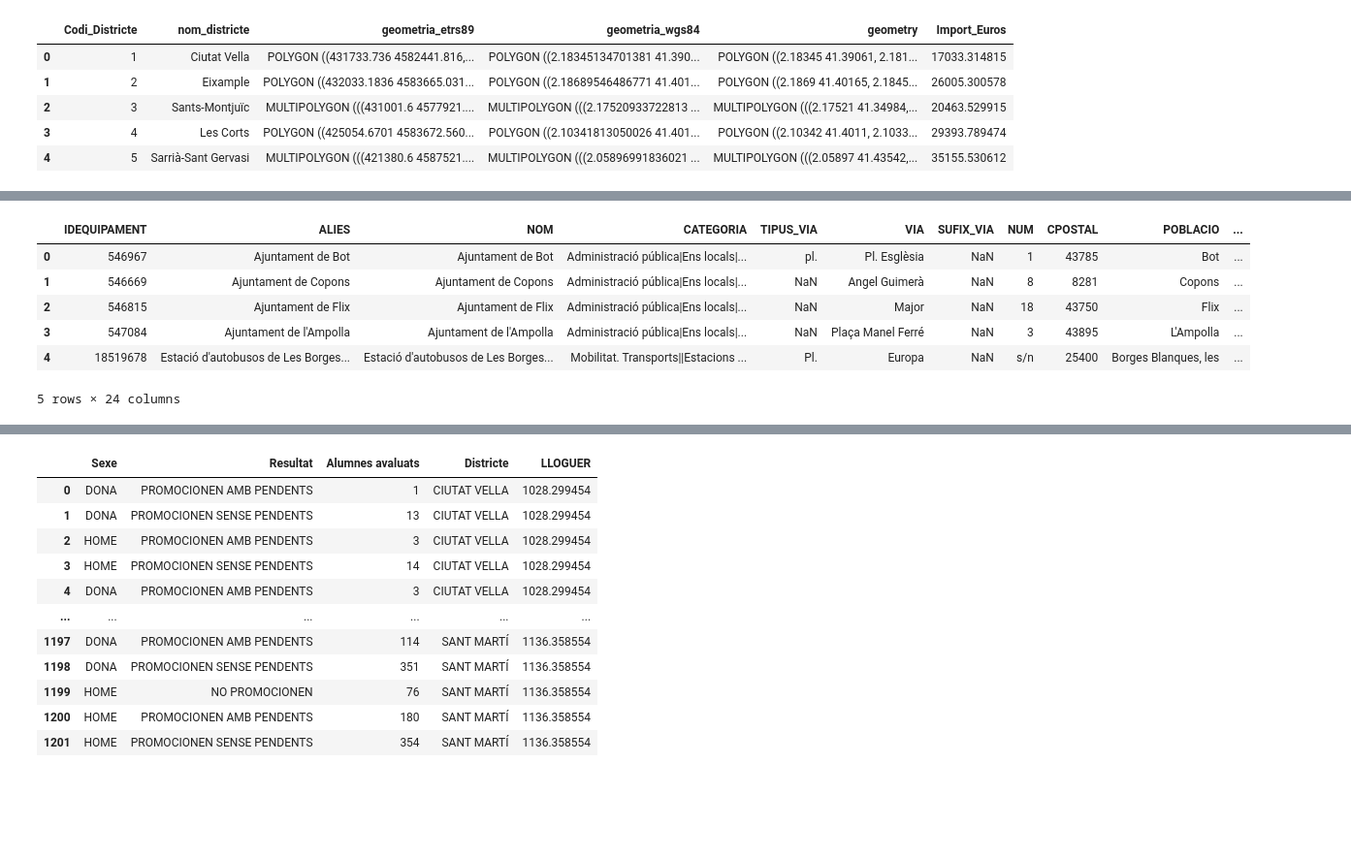
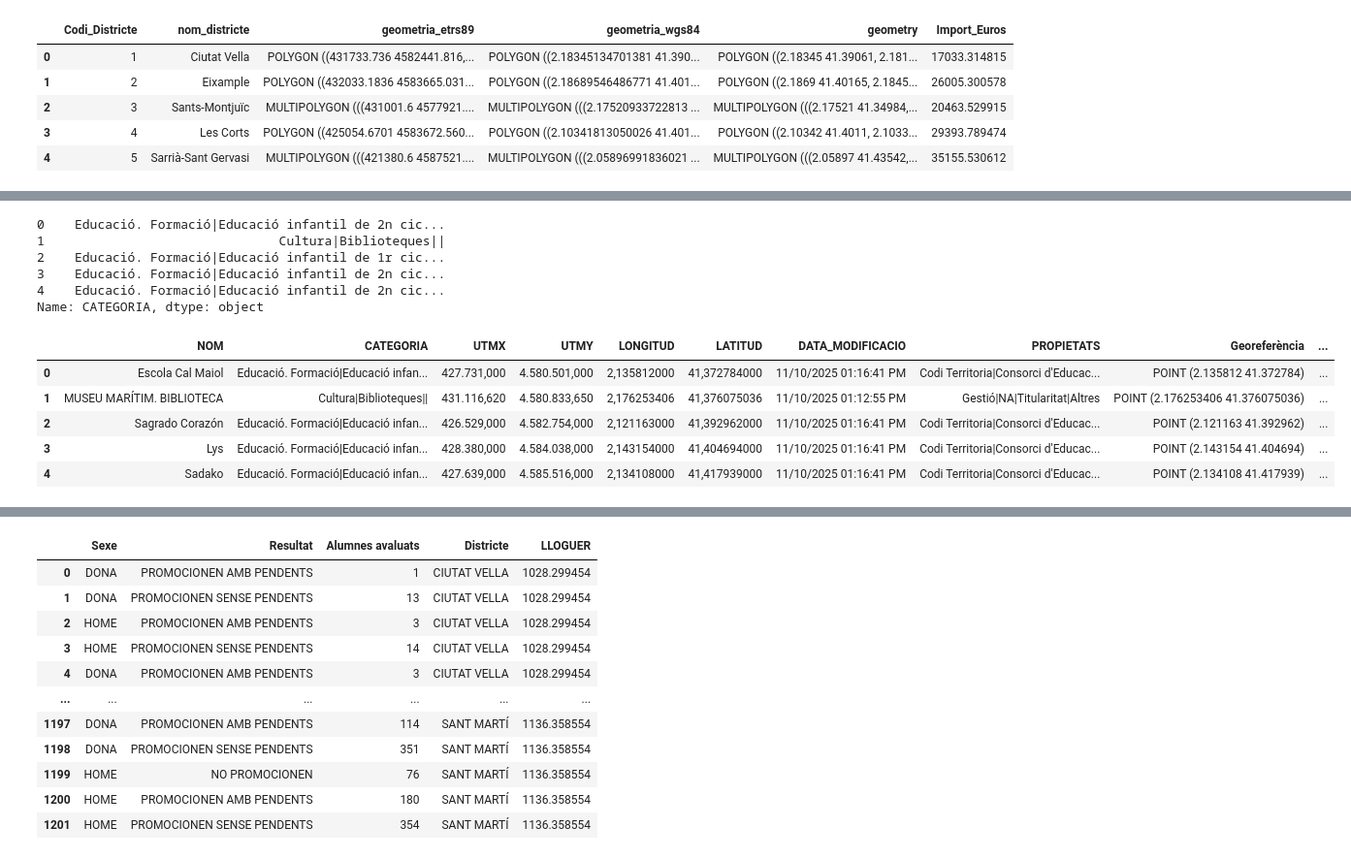
Before and after one commit to annaszymanskicortes/truco-o-dato, a Jupyter notebook: notebook_ana.ipynb, the cells around one changed output, grey strips where cells are left out. Shown at 97% size. Cells and saved outputs as stored; diff of their text form; code cells hidden in the pictures; blank space fills up the shorter version.

```diff
--- a/notebook_ana.ipynb
+++ b/notebook_ana.ipynb
@@ -388,12 +391,74 @@ ax[1].axis("off")
 # %%
 df_equipaments=pd.read_csv('data_Ana/Equipaments_de_Catalunya_20251110.csv', delimiter=',')
 
-df_equipaments.head()
+df_equipaments_bcn=df_equipaments[df_equipaments["POBLACIO"]=="Barcelona"].reset_index()
+
+df_equipaments_bcn=df_equipaments_bcn[['NOM','CATEGORIA',"UTMX","UTMY","LONGITUD","LATITUD","DATA_MODIFICACIO","PROPIETATS","Georeferència"]]
+
+
+df_equipaments_bcn['CATEGORIA'].head()
 # %% [output]
-|  | IDEQUIPAMENT | ALIES | NOM | CATEGORIA | TIPUS_VIA | VIA | SUFIX_VIA | NUM | CPOSTAL | POBLACIO | ... |
-| 0 | 546967 | Ajuntament de Bot | Ajuntament de Bot | Administració pública|Ens locals|... | pl. | Pl. Esglèsia | NaN | 1 | 43785 | Bot | ... |
-| 1 | 546669 | Ajuntament de Copons | Ajuntament de Copons | Administració pública|Ens locals|... | NaN | Angel Guimerà | NaN | 8 | 8281 | Copons | ... |
-| 2 | 546815 | Ajuntament de Flix | Ajuntament de Flix | Administració pública|Ens locals|... | NaN | Major | NaN | 18 | 43750 | Flix | ... |
-| 3 | 547084 | Ajuntament de l'Ampolla | Ajuntament de l'Ampolla | Administració pública|Ens locals|... | NaN | Plaça Manel Ferré | NaN | 3 | 43895 | L'Ampolla | ... |
-| 4 | 18519678 | Estació d'autobusos de Les Borges... | Estació d'autobusos de Les Borges... | Mobilitat. Transports||Estacions ... | Pl. | Europa | NaN | s/n | 25400 | Borges Blanques, les | ... |
-5 rows × 24 columns
+0    Educació. Formació|Educació infantil de 2n cic...
+1                               Cultura|Biblioteques||
+2    Educació. Formació|Educació infantil de 1r cic...
+3    Educació. Formació|Educació infantil de 2n cic...
+4    Educació. Formació|Educació infantil de 2n cic...
+Name: CATEGORIA, dtype: object
+# %%
+import pandas as pd
+
+# Suponemos que tu DF se llama df_equipaments_bcn
+# y que la columna de categorías se llama "CATEGORIA"
+
+def parse_category(raw):
+    """
+    Toma una cadena de categorías como:
+    'Educació. Formació|ESO||Educació. Formació|BATX||'
+
+    Devuelve:
+    - categoría principal (Educació. Formació)
+    - lista de subcategorías (["ESO", "BATX"])
+    """
+    if pd.isna(raw):
+        return None, None
+
+    # Dividir por “||” y eliminar vacíos
+    items = [c for c in raw.split("||") if c.strip() != ""]
+
+    if len(items) == 0:
+        return None, None
+
+    # Extraer categoría principal y subcategorías
+    subcats = []
+    principal = None
+
+    for item in items:
+        if "|" not in item:
+            continue
+
+        cat, sub = item.split("|", 1)
+        cat = cat.strip()
+        sub = sub.strip()
+
+        if principal is None:
+            principal = cat
+
+        subcats.append(sub)
+
+    return principal, subcats
+
+
+# Aplicar la función
+df_equipaments_bcn[['Categoria_principal', 'Subcategories']] = (
+    df_equipaments_bcn['CATEGORIA']
+    .apply(lambda x: pd.Series(parse_category(x)))
+)
+
+df_equipaments_bcn.head()
+# %% [output]
+|  | NOM | CATEGORIA | UTMX | UTMY | LONGITUD | LATITUD | DATA_MODIFICACIO | PROPIETATS | Georeferència | ... |
+| 0 | Escola Cal Maiol | Educació. Formació|Educació infan... | 427.731,000 | 4.580.501,000 | 2,135812000 | 41,372784000 | 11/10/2025 01:16:41 PM | Codi Territoria|Consorci d'Educac... | POINT (2.135812 41.372784) | ... |
+| 1 | MUSEU MARÍTIM. BIBLIOTECA | Cultura|Biblioteques|| | 431.116,620 | 4.580.833,650 | 2,176253406 | 41,376075036 | 11/10/2025 01:12:55 PM | Gestió|NA|Titularitat|Altres | POINT (2.176253406 41.376075036) | ... |
+| 2 | Sagrado Corazón | Educació. Formació|Educació infan... | 426.529,000 | 4.582.754,000 | 2,121163000 | 41,392962000 | 11/10/2025 01:16:41 PM | Codi Territoria|Consorci d'Educac... | POINT (2.121163 41.392962) | ... |
+| 3 | Lys | Educació. Formació|Educació infan... | 428.380,000 | 4.584.038,000 | 2,143154000 | 41,404694000 | 11/10/2025 01:16:41 PM | Codi Territoria|Consorci d'Educac... | POINT (2.143154 41.404694) | ... |
+| 4 | Sadako | Educació. Formació|Educació infan... | 427.639,000 | 4.585.516,000 | 2,134108000 | 41,417939000 | 11/10/2025 01:16:41 PM | Codi Territoria|Consorci d'Educac... | POINT (2.134108 41.417939) | ... |
```
Also changed, not shown: parts of 7 cells of this notebook.
